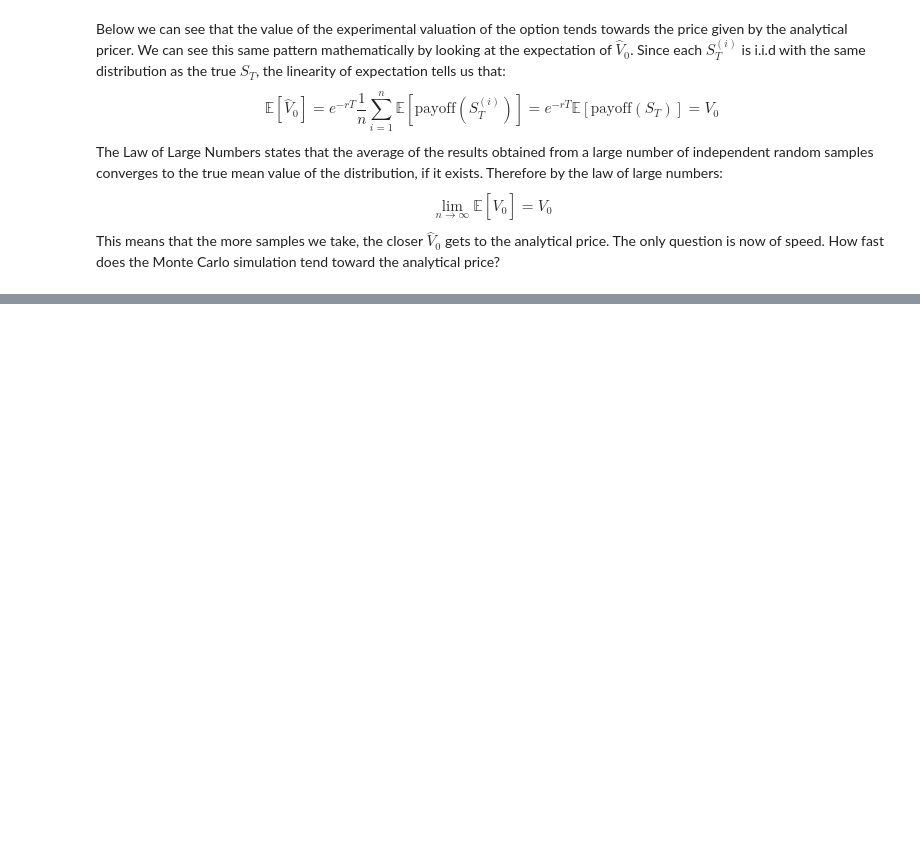
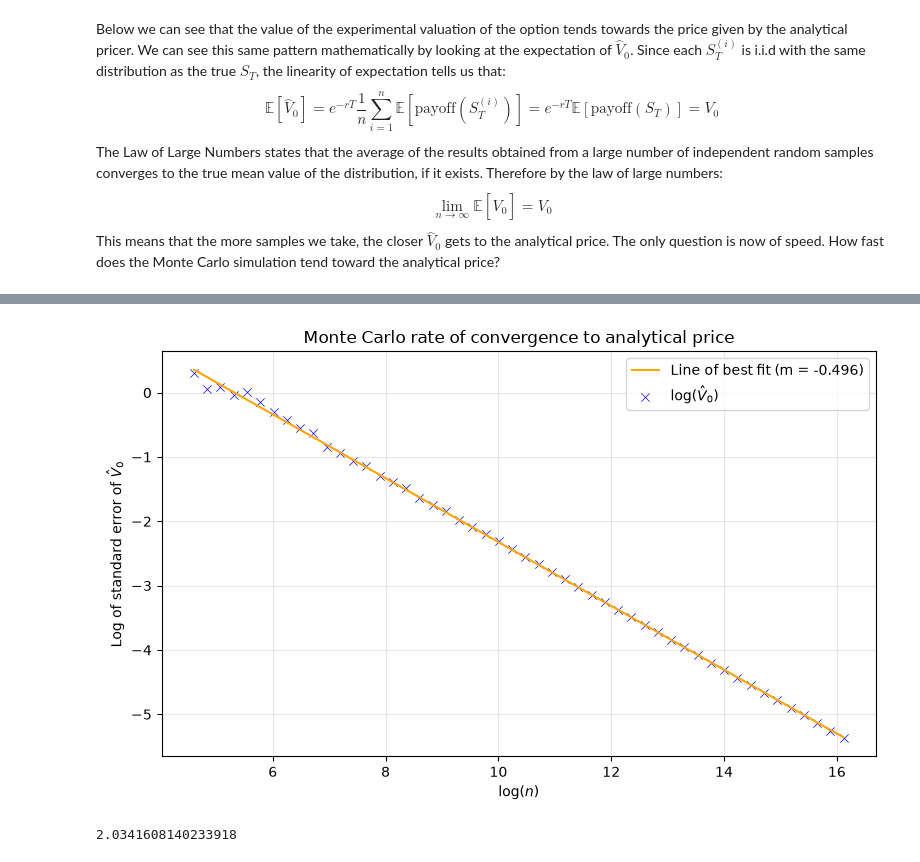
Before and after one commit to Enthus3d/options-pricing, a Jupyter notebook: notebooks/monte_carlo_pricer.ipynb, the cells around one changed output, grey strips where cells are left out. Drawn from its saved outputs; the diff is of its cells as text; code cells hidden in the pictures; blank space fills up the shorter version.

Commit message:
Investigated rate of convergence of the simlutaion to the analytical solution, added VRF analysis

```diff
--- a/notebooks/monte_carlo_pricer.ipynb
+++ b/notebooks/monte_carlo_pricer.ipynb
@@ -31,7 +31,8 @@ def sanity_check(S, K, T, r, sigma, option_type):
     return [bs,mc]
 # %%
 lists = [S, K, T, r, sigma , option_type]
-params = [random.choice(items) for items in lists]
+#params = [random.choice(items) for items in lists]
+params = [100, 100, 1, 0.05, 0.2, 'call']
 s = sanity_check(*params)
 print(f"""For a {params[5]} option.
 The Black Scholes analytical pricer gives a price of: £{s[0]:.2f}
@@ -76,0 +77,26 @@ plt.show()
+# %%
+fig, ax = plt.subplots(figsize=(8, 5))
+
+x = np.log(n_vals)
+y = [np.log(se[1]) for se in price_se]
+coeff = np.polyfit(x, y, 1)
+f = np.poly1d(coeff)
+
+
+ax.plot(x, f(x), color = 'orange', label = f'Line of best fit (m = {coeff[0]:.3f})')
+ax.scatter(x, y, marker = 'x', color = 'b', label=r'$\log(\hat{V}_0)$', linewidth = 0.5,)
+
+ax.set_xlabel(r'$\log(n)$')
+ax.set_ylabel(r'Log of standard error of $\hat{V}_0$')
+ax.set_title('Monte Carlo rate of convergence to analytical price')
+ax.legend()
+ax.grid(True, which='both', alpha=0.3)
+
+plt.tight_layout()
+plt.show()
+# %% [output]
+[figure, added]
+# %%
+print(anti_pricer.variance_reduction_factor(1e6, 500, *params)[0])
+# %% [output]
+2.0341608140233918
```
Also changed, not shown: parts of 3 cells of this notebook, 1 other file.
